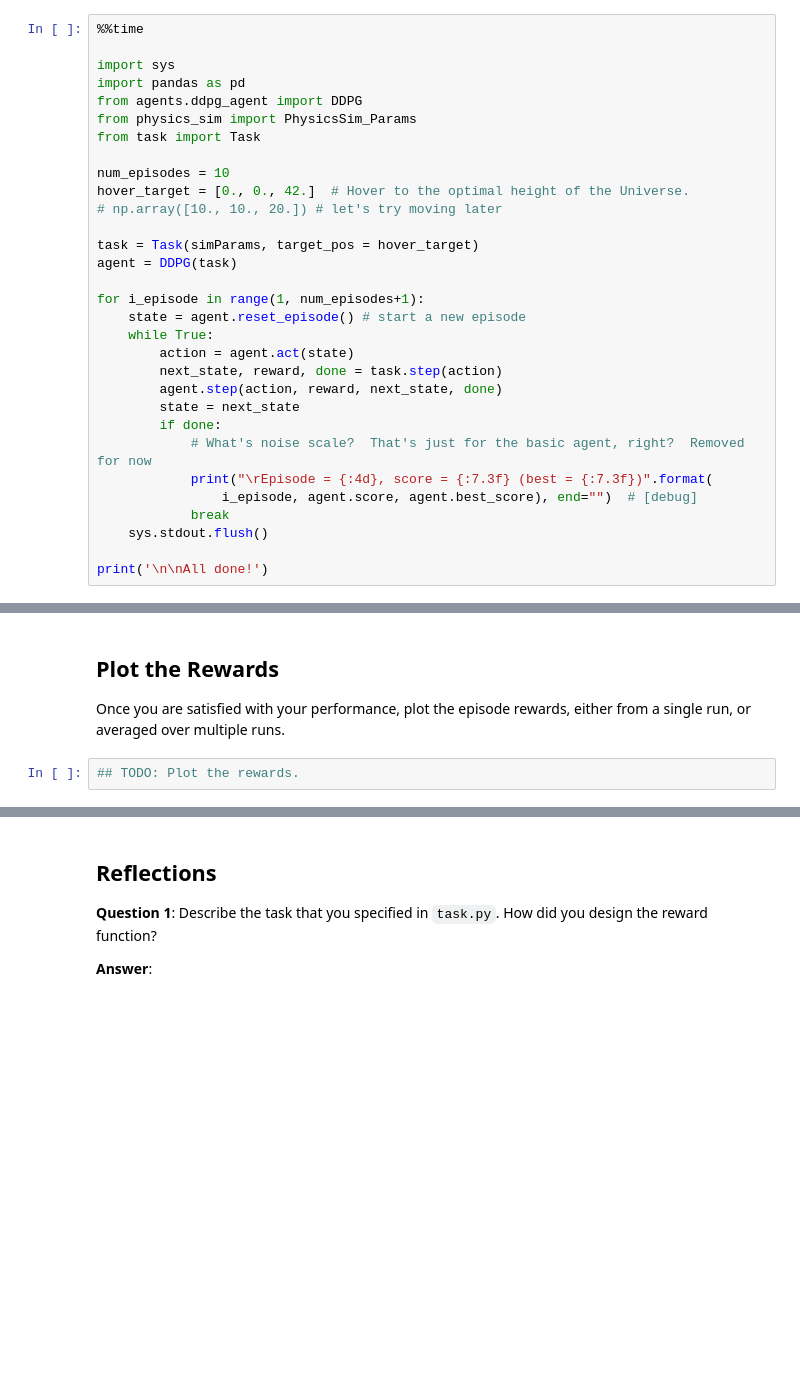
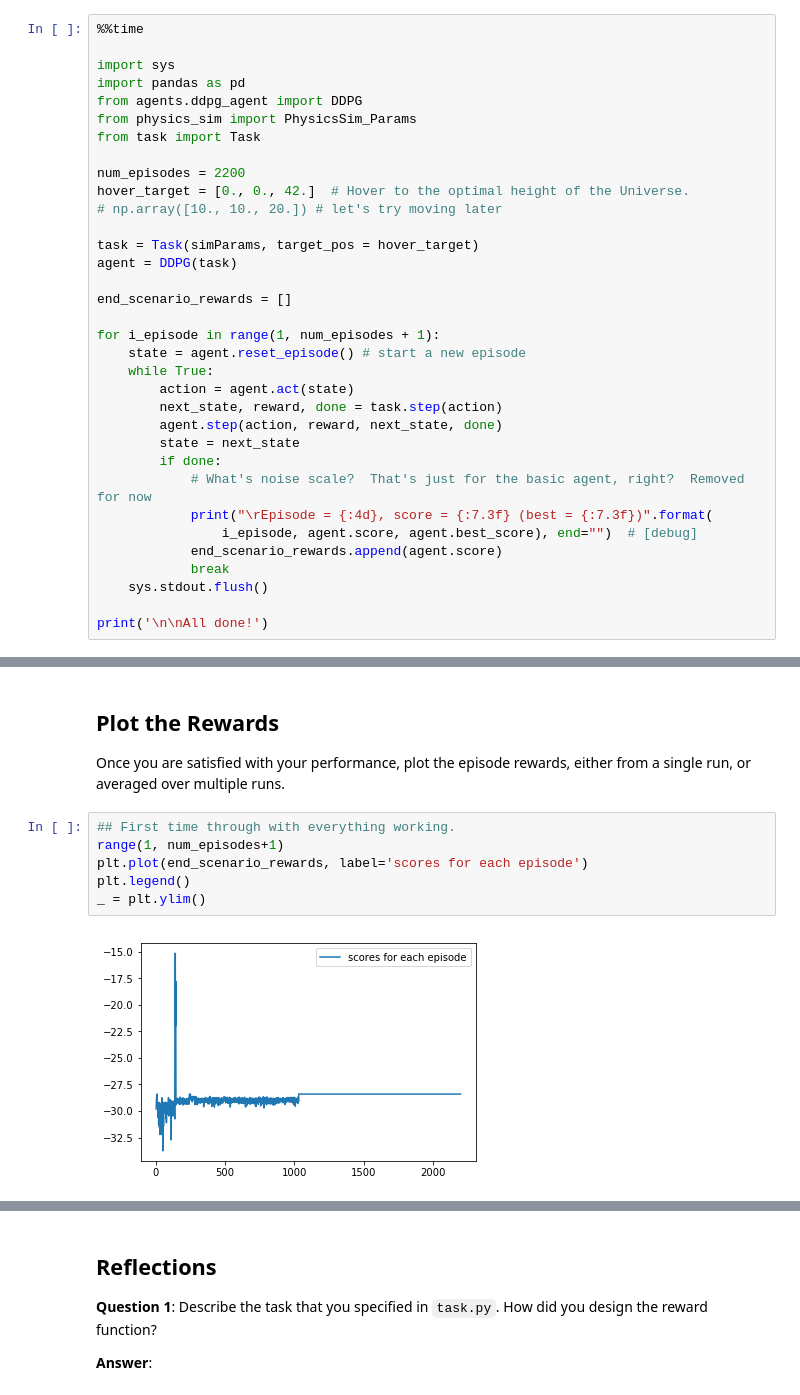
Before and after one commit to mark5udacity/RL-Quadcopter-2, a Jupyter notebook: Quadcopter_Project.ipynb, the cells around one changed output, grey strips where cells are left out. Drawn from its saved outputs; the diff is of its cells as text; blank space fills up the shorter version.

Commit message:
Plot episode-end rewards.

```diff
--- a/Quadcopter_Project.ipynb
+++ b/Quadcopter_Project.ipynb
@@ -288,14 +280,16 @@ from agents.ddpg_agent import DDPG
 from physics_sim import PhysicsSim_Params
 from task import Task
 
-num_episodes = 10
+num_episodes = 2200
 hover_target = [0., 0., 42.]  # Hover to the optimal height of the Universe.
 # np.array([10., 10., 20.]) # let's try moving later
 
 task = Task(simParams, target_pos = hover_target)
 agent = DDPG(task)
 
-for i_episode in range(1, num_episodes+1):
+end_scenario_rewards = []
+
+for i_episode in range(1, num_episodes + 1):
     state = agent.reset_episode() # start a new episode
     while True:
         action = agent.act(state)
@@ -306,6 +300,7 @@ for i_episode in range(1, num_episodes+1):
             # What's noise scale?  That's just for the basic agent, right?  Removed for now
             print("\rEpisode = {:4d}, score = {:7.3f} (best = {:7.3f})".format(
                 i_episode, agent.score, agent.best_score), end="")  # [debug]
+            end_scenario_rewards.append(agent.score)
             break
     sys.stdout.flush()
 
@@ -320,5 +315,11 @@ Wall time: 12.1 s
 ## Plot the Rewards
 
 Once you are satisfied with your performance, plot the episode rewards, either from a single run, or averaged over multiple runs.
-# %%
-## TODO: Plot the rewards.
+# %%
+## First time through with everything working.
+range(1, num_episodes+1)
+plt.plot(end_scenario_rewards, label='scores for each episode')
+plt.legend()
+_ = plt.ylim()
+# %% [output]
+[figure, added]
```
Also changed, not shown: parts of 3 cells of this notebook.
